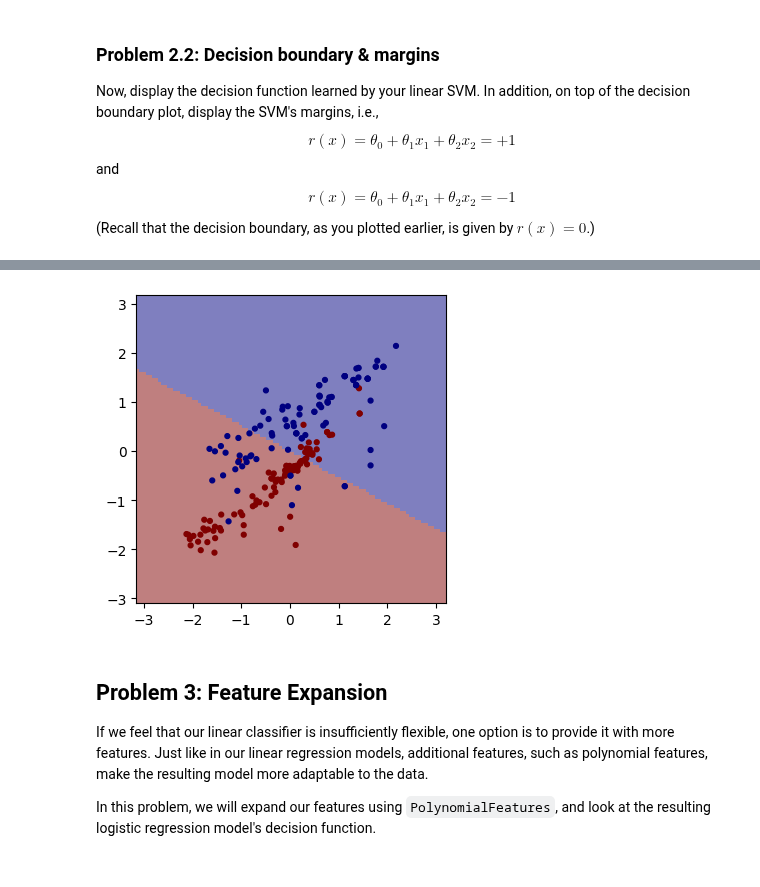
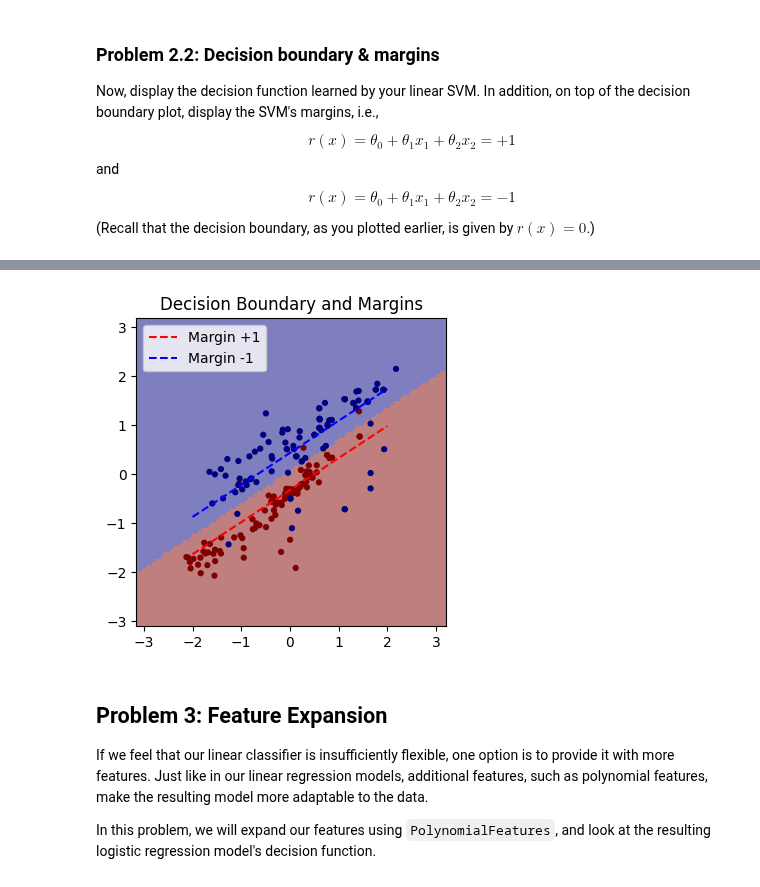
Before and after one commit to SarahAsad23/MachineLearning, a Jupyter notebook: HW3/cs273-hw3.ipynb, the cells around one changed output, grey strips where cells are left out. Drawn from its saved outputs; the diff is of its cells as text; code cells hidden in the pictures.

```diff
--- a/HW3/cs273-hw3.ipynb
+++ b/HW3/cs273-hw3.ipynb
@@ -226,7 +226,7 @@ learner = SGDClassifier(loss='hinge',             # hinge loss = primal linear S
 ### YOUR CODE STARTS HERE
 
 # Train the model
-learner.partial_fit(X, y, classes=np.unique(y))
+learner.fit(X, y)
 # display your parameters
 print("Learned Coefficient: " , learner.coef_)
 print("Learned Intercept: " , learner.intercept_)
@@ -254,18 +264,48 @@ $$r(x) = \theta_0 + \theta_1 x_1 + \theta_2 x_2 = -1$$
 # %%
 figure, axes = plt.subplots(1, 1, figsize=(4,4))
 DecisionBoundaryDisplay.from_estimator(learner, X, ax=axes, **plot_kwargs)
 axes.scatter(X[:, 0], X[:, 1], c=y, edgecolor=None, s=12, cmap='jet');
+
+
+# Calculate margins
+
+# eaiser to use in calculations
+theta_0 = learner.intercept_[0]
+theta_1 = learner.coef_[0][0]
+theta_2 = learner.coef_[0][1]
+
+#print(f"theta 0: {theta_0}")
+#print(f"theta 1: {theta_1}")
+#print(f"theta 2: {theta_2}")
+
+# Margin lines are defined by the decision function values of +1 and -1
+x_values = np.linspace(-2, 2, 100)
+y_values_pos = (1 - theta_0 - theta_1 * x_values) / theta_2
+y_values_neg = (-1 - theta_0 - theta_1 * x_values) / theta_2
+
+#print(f"y val pos: {y_values_pos}" )
+#print(f"y val neg {y_values_neg}")
+
+# Draw the margin lines
+
+axes.plot(x_values, y_values_pos, label='Margin +1', color='red', linestyle='--')  # +1 margin (dashed blue)
+axes.plot(x_values, y_values_neg, label='Margin -1', color ='blue', linestyle='--')  # -1 margin (dashed red)
+
+# Add labels and title
+axes.set_title('Decision Boundary and Margins')
+axes.legend();
+
 
 ### YOUR CODE STARTS HERE
 
 # Draw (e.g. with dashed lines) the set of points that are on the +1 and -1 margins
 
 # (Hint: this is almost the same as drawing the decision boundary earlier, except that
 #  you need to use your trained parameters, and solve r(x)=+1 and r(x)=-1 instead of r(x)=0.)
 
 ### YOUR CODE ENDS HERE
 # %% [output]
-[figure, old version]
+[figure, new version]
 # %% [markdown]
 ## Problem 3: Feature Expansion
 If we feel that our linear classifier is insufficiently flexible, one option is to provide it with more features.  Just like in our linear regression models, additional features, such as polynomial features, make the resulting model more adaptable to the data.
```
Also changed, not shown: parts of 4 cells of this notebook.
